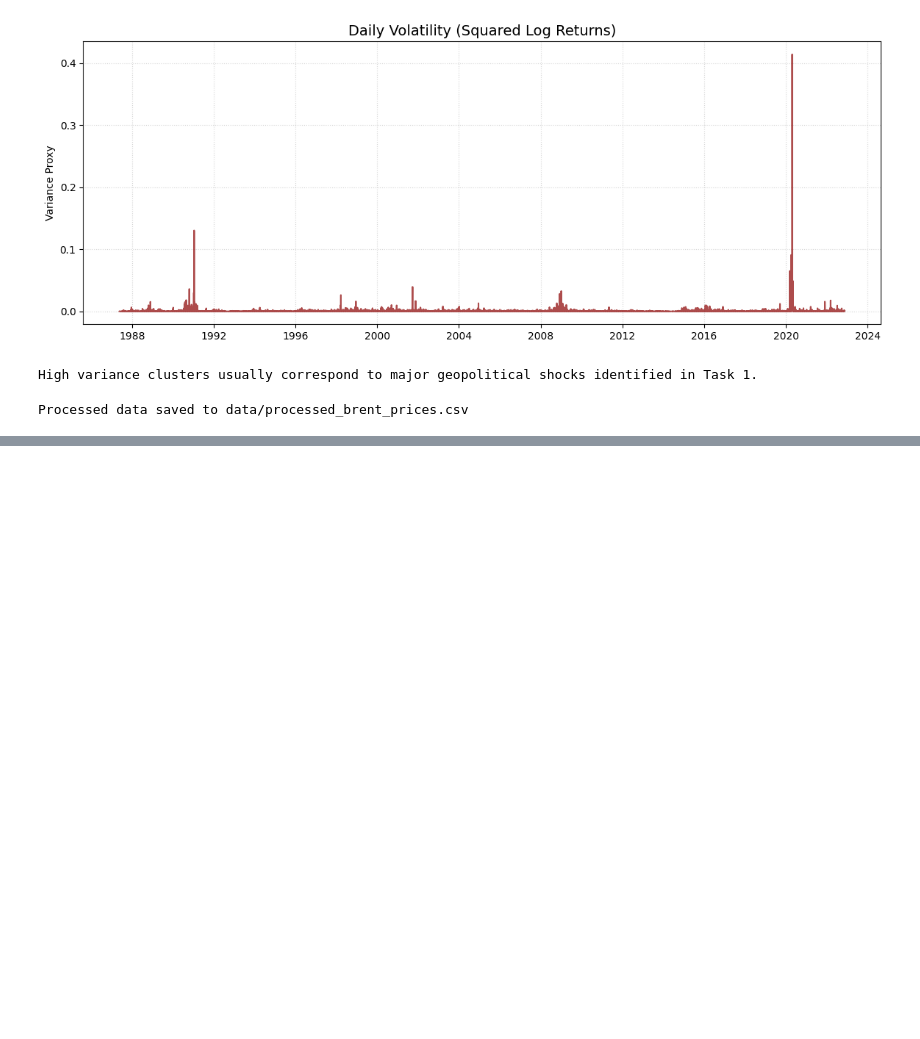
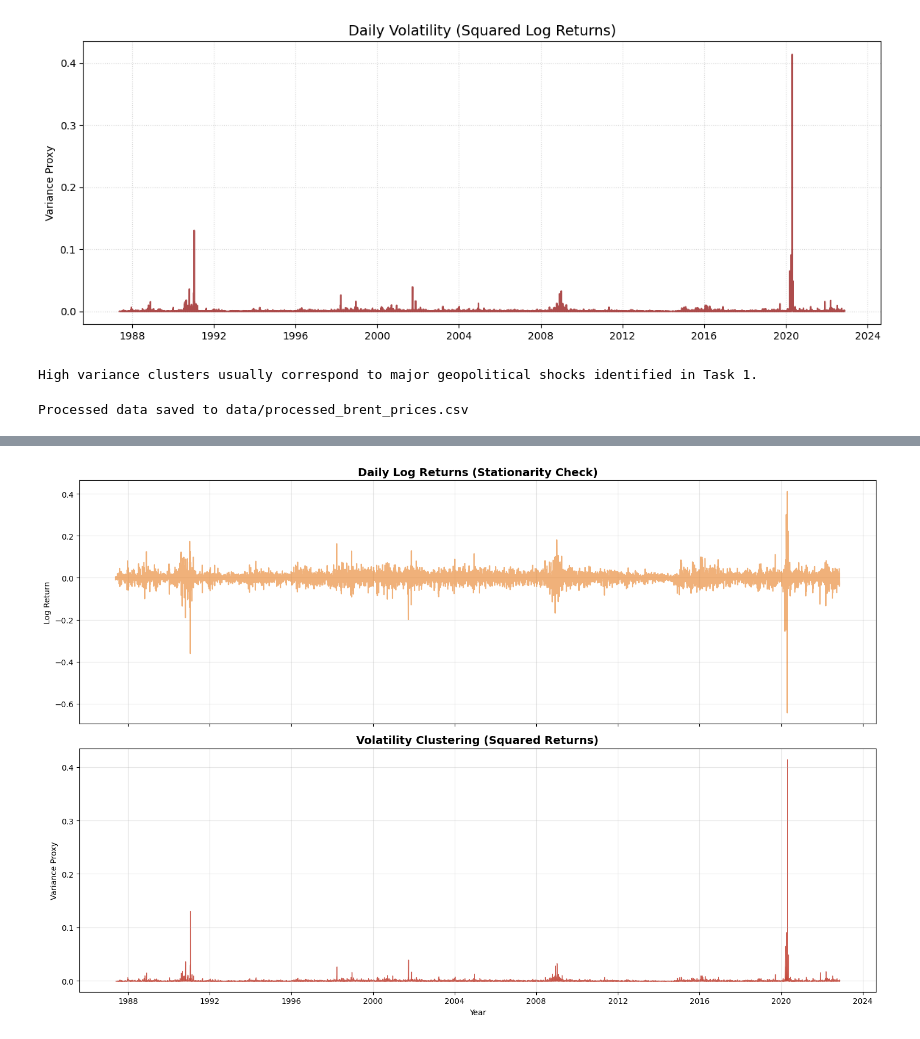
Before and after one commit to Maireg789/brent-oil-change-point-analysis, a Jupyter notebook: notebooks/eda_analysis.ipynb, the cells around one changed output, grey strips where cells are left out. Drawn from its saved outputs; the diff is of its cells as text; code cells hidden in the pictures; blank space fills up the shorter version.

```diff
--- a/notebooks/eda_analysis.ipynb
+++ b/notebooks/eda_analysis.ipynb
@@ -113,0 +260,27 @@ Processed data saved to data/processed_brent_prices.csv
+# %%
+from scripts.data_utils import get_log_returns
+
+# 1. Calculate Log Returns
+log_returns = get_log_returns(df)
+
+# 2. Setup Plot
+fig, (ax1, ax2) = plt.subplots(2, 1, figsize=(15, 10), sharex=True)
+
+# Top Plot: Log Returns (Standardized View)
+ax1.plot(log_returns.index, log_returns, color='#e67e22', alpha=0.6)
+ax1.set_title('Daily Log Returns (Stationarity Check)', fontsize=14, fontweight='bold')
+ax1.set_ylabel('Log Return')
+ax1.grid(True, alpha=0.3)
+
+# Bottom Plot: Volatility (Squared Returns)
+ax2.fill_between(log_returns.index, log_returns**2, color='#c0392b', alpha=0.8)
+ax2.set_title('Volatility Clustering (Squared Returns)', fontsize=14, fontweight='bold')
+ax2.set_ylabel('Variance Proxy')
+ax2.set_xlabel('Year')
+ax2.grid(True, alpha=0.3)
+
+plt.tight_layout()
+plt.savefig('../docs/volatility_clustering.png', dpi=300)
+plt.show()
+# %% [output]
+[figure, added]
```
Also changed, not shown: parts of 4 cells of this notebook, 4 other files.
